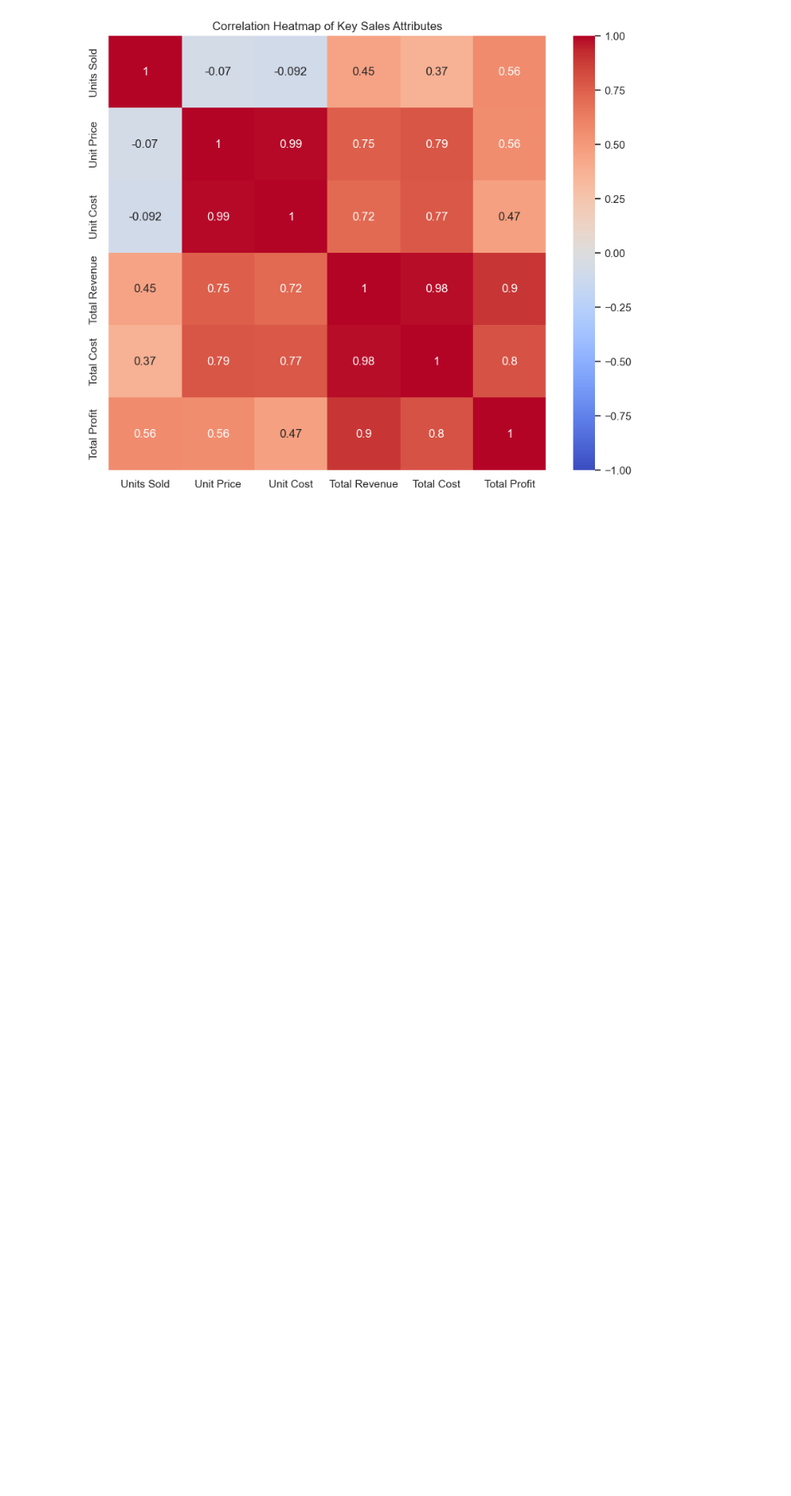
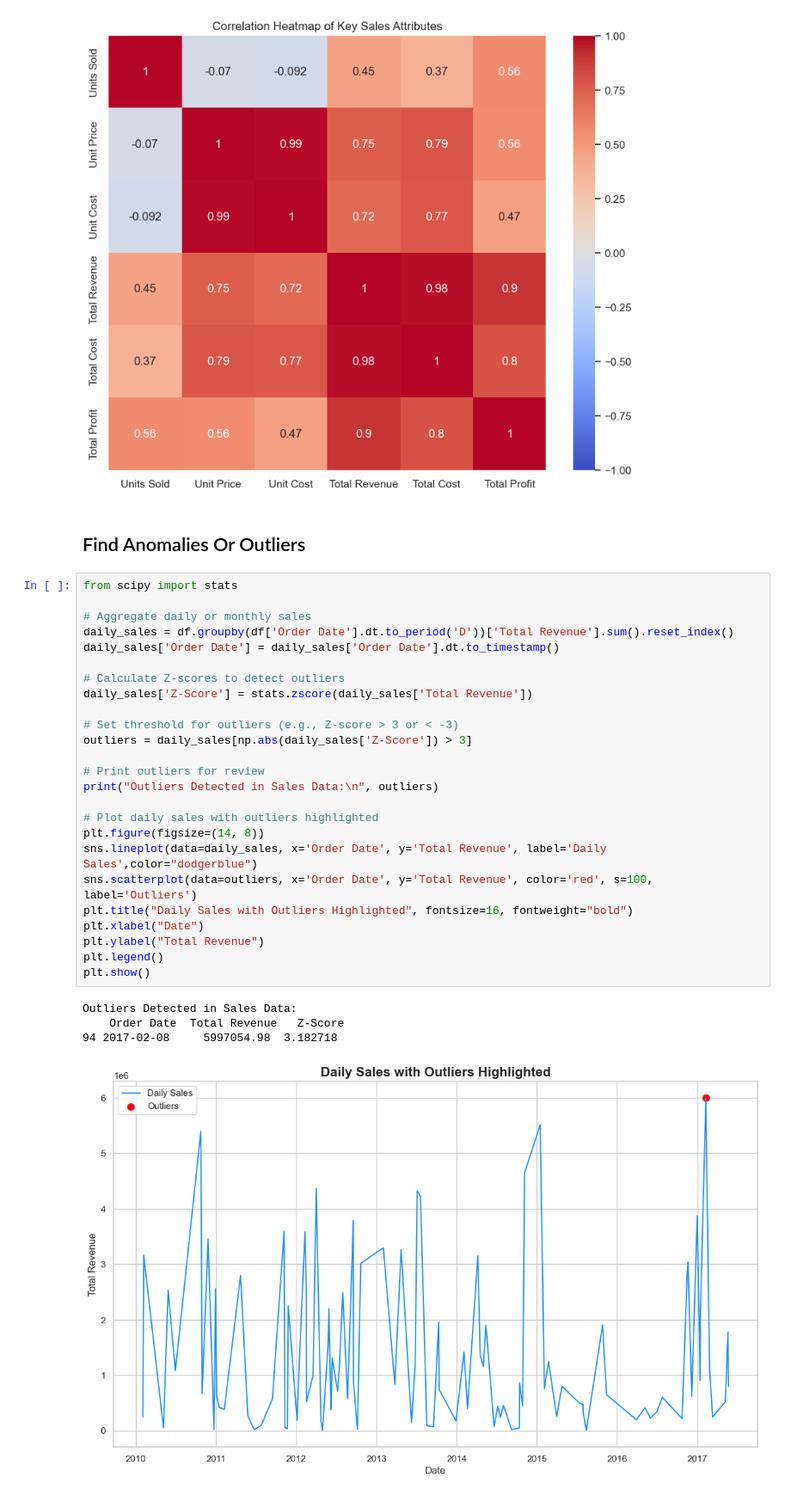
Before and after one commit to UsmanAhamed12/Data-Analyst-Intern-Project, a Jupyter notebook: AMAZON SALES PROJECT/NoteBooks/EDA_Amazon_Sales.ipynb, the cells around one changed output. Shown at 86% size. Saved outputs shown, nothing was run; the diff lists cells and outputs as text; blank space fills up the shorter version.

```diff
--- a/AMAZON SALES PROJECT/NoteBooks/EDA_Amazon_Sales.ipynb
+++ b/AMAZON SALES PROJECT/NoteBooks/EDA_Amazon_Sales.ipynb
@@ -304,3 +304,35 @@ Total Revenue      0.897327
 Total Cost         0.804091
 Total Profit       1.000000
 [figure]
+# %% [markdown]
+## Find Anomalies Or Outliers
+# %%
+from scipy import stats
+
+# Aggregate daily or monthly sales
+daily_sales = df.groupby(df['Order Date'].dt.to_period('D'))['Total Revenue'].sum().reset_index()
+daily_sales['Order Date'] = daily_sales['Order Date'].dt.to_timestamp()
+
+# Calculate Z-scores to detect outliers
+daily_sales['Z-Score'] = stats.zscore(daily_sales['Total Revenue'])
+
+# Set threshold for outliers (e.g., Z-score > 3 or < -3)
+outliers = daily_sales[np.abs(daily_sales['Z-Score']) > 3]
+
+# Print outliers for review
+print("Outliers Detected in Sales Data:\n", outliers)
+
+# Plot daily sales with outliers highlighted
+plt.figure(figsize=(14, 8))
+sns.lineplot(data=daily_sales, x='Order Date', y='Total Revenue', label='Daily Sales',color="dodgerblue")
+sns.scatterplot(data=outliers, x='Order Date', y='Total Revenue', color='red', s=100, label='Outliers')
+plt.title("Daily Sales with Outliers Highlighted", fontsize=16, fontweight="bold")
+plt.xlabel("Date")
+plt.ylabel("Total Revenue")
+plt.legend()
+plt.show()
+# %% [output]
+Outliers Detected in Sales Data:
+    Order Date  Total Revenue   Z-Score
+94 2017-02-08     5997054.98  3.182718
+[figure, added]
```
Also changed, not shown: parts of 1 cell of this notebook, 1 other file.
